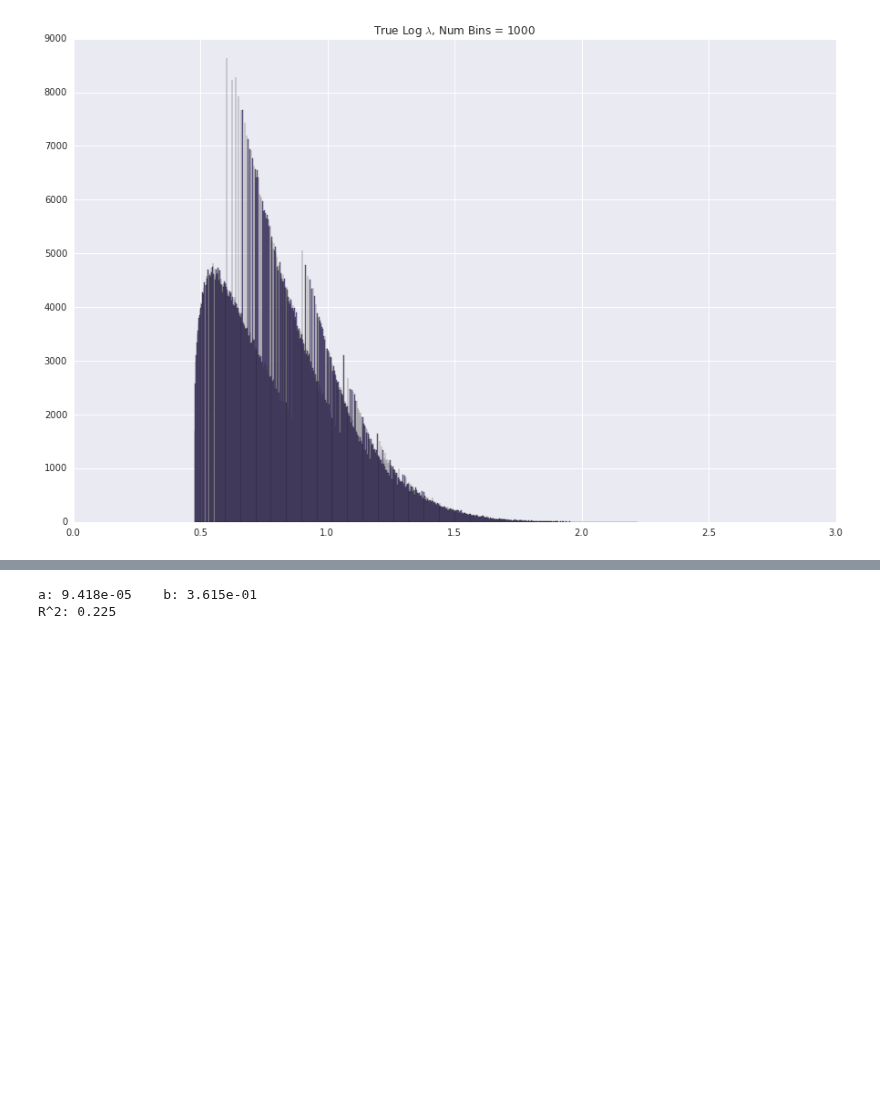
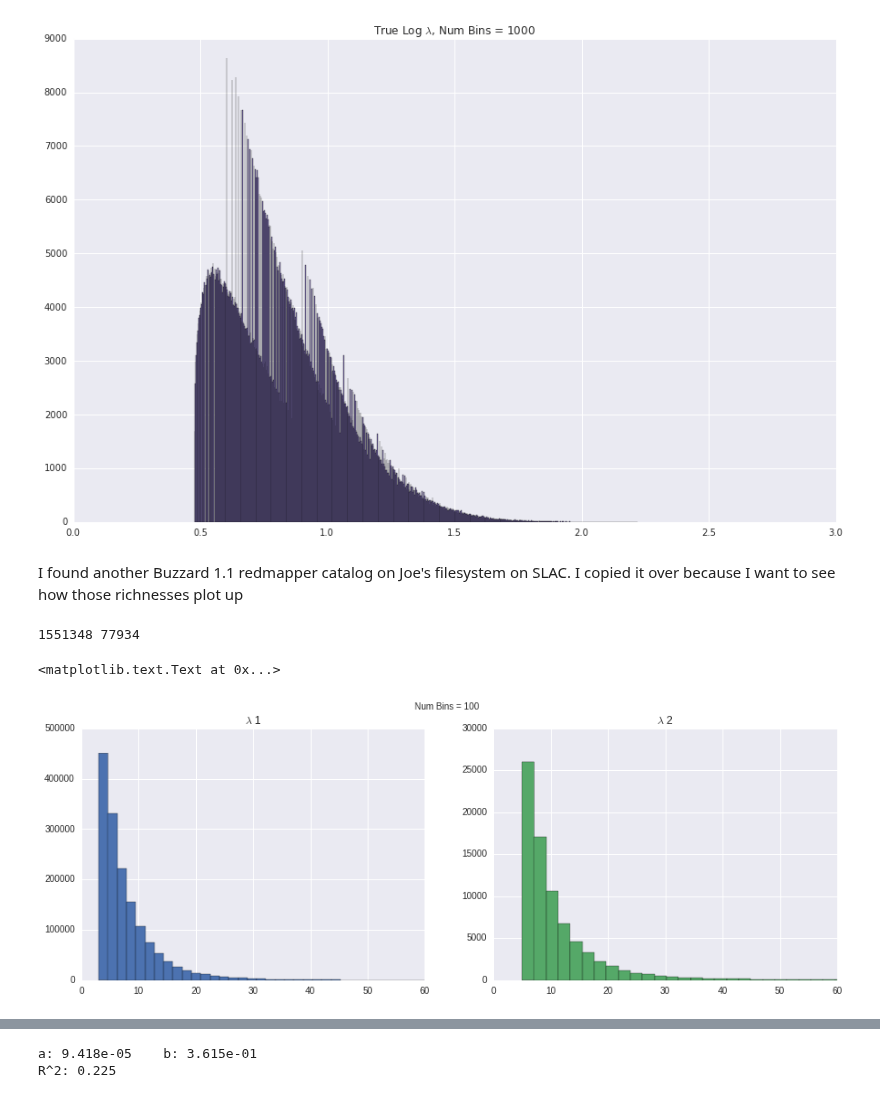
Before and after one commit to Ravirajadrangi/ClusterMassInference, a Jupyter notebook: Playing With Catalog V2.ipynb, the cells around one changed output, grey strips where cells are left out. Cells and saved outputs as stored; diff of their text form; code cells hidden in the pictures; blank space fills up the shorter version.

```diff
--- a/Playing With Catalog V2.ipynb
+++ b/Playing With Catalog V2.ipynb
@@ -131,3 +143,28 @@ plt.xlim(xlims);
 # %% [output]
 <matplotlib.figure.Figure at 0x...>
 [figure]
+# %% [markdown]
+I found another Buzzard 1.1 redmapper catalog on Joe's filesystem on SLAC. I copied it over because I want to see how those richnesses plot up
+# %%
+hdulist = fits.open(dataDir+'buzzard-v1.1-y1a1_run_redmapper_v6.4.4_lgt5_catalog.fit')
+data2 = hdulist[1].data
+print data.shape[0], data2.shape[0]
+# %% [output]
+1551348 77934
+# %%
+#nBins = int(np.sqrt(rich.shape[0]))
+nBins = 100
+xlims = [0,60]
+plt.figure(figsize = (15,5))
+plt.subplot(121)
+plt.title('$\lambda$ 1')
+plt.hist(rich, bins = nBins, color = next(palette));
+plt.xlim(xlims)
+plt.subplot(122)
+plt.title('$\lambda$ 2 ')
+plt.hist(data2['LAMBDA_CHISQ'],bins = nBins, color = next(palette));
+plt.xlim(xlims);
+plt.suptitle('Num Bins = %d'%nBins)
+# %% [output]
+<matplotlib.text.Text at 0x...>
+[figure, added]
```
Also changed, not shown: parts of 7 cells of this notebook.
